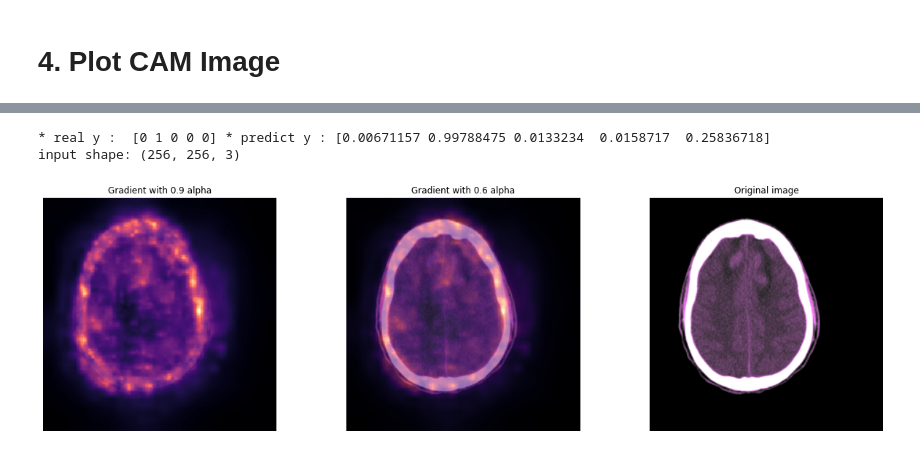
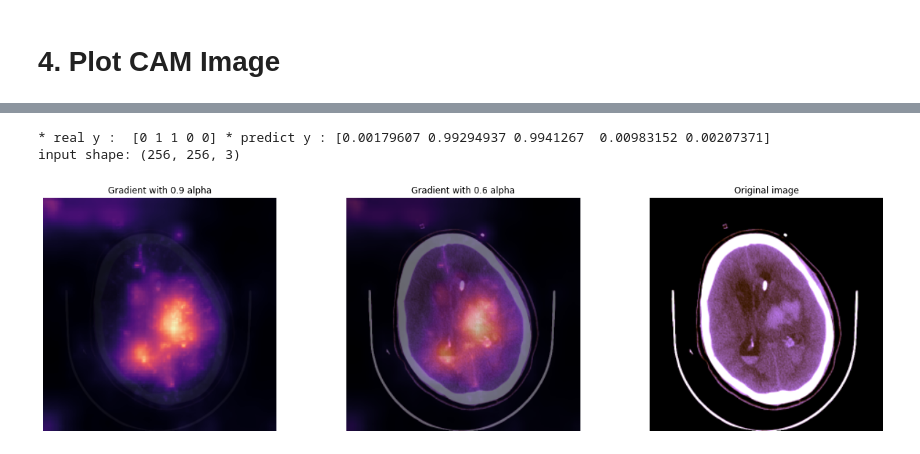
Before and after one commit to yebiny/Diagnosis-brain-CTimages, a Jupyter notebook: 6-CAM/cam_example.ipynb, the cells around one changed output, grey strips where cells are left out. Drawn from its saved outputs; the diff is of its cells as text; code cells hidden in the pictures.

```diff
--- a/6-CAM/cam_example.ipynb
+++ b/6-CAM/cam_example.ipynb
@@ -199,7 +199,7 @@ model.load_weights('./result_3/weight_Classification_200616_Adam_effB7.hdf5')
 # %% [markdown]
 # 4. Plot CAM Image
 # %%
-y_pred = model.predict(x_test[:500])
+y_pred = model.predict(x_test[:1000])
 # %% [markdown]
 ### Explan about each label.
 
@@ -211,8 +211,8 @@ y_pred = model.predict(x_test[:500])
 
 ![title](sub_explain.png)
 # %%
-show_cam_img(5, x_test, y_test, y_pred)
+show_cam_img(0, x_test, y_test, y_pred)
 # %% [output]
-* real y :  [0 1 0 0 0] * predict y : [0.00671157 0.99788475 0.0133234  0.0158717  0.25836718]
+* real y :  [0 1 1 0 0] * predict y : [0.00179607 0.99294937 0.9941267  0.00983152 0.00207371]
 input shape: (256, 256, 3)
-[figure, old version]
+[figure, new version]
```
Also changed, not shown: parts of 4 cells of this notebook, 1 other file.
